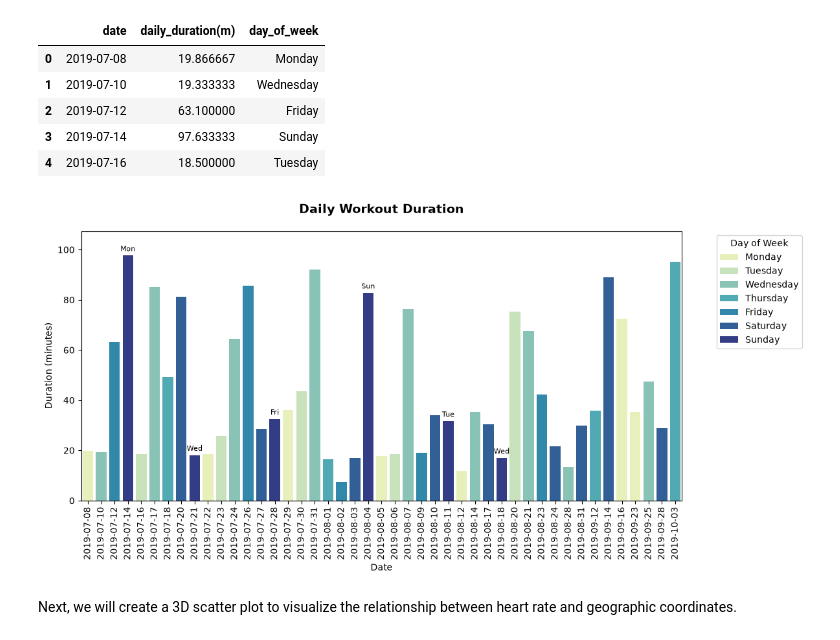
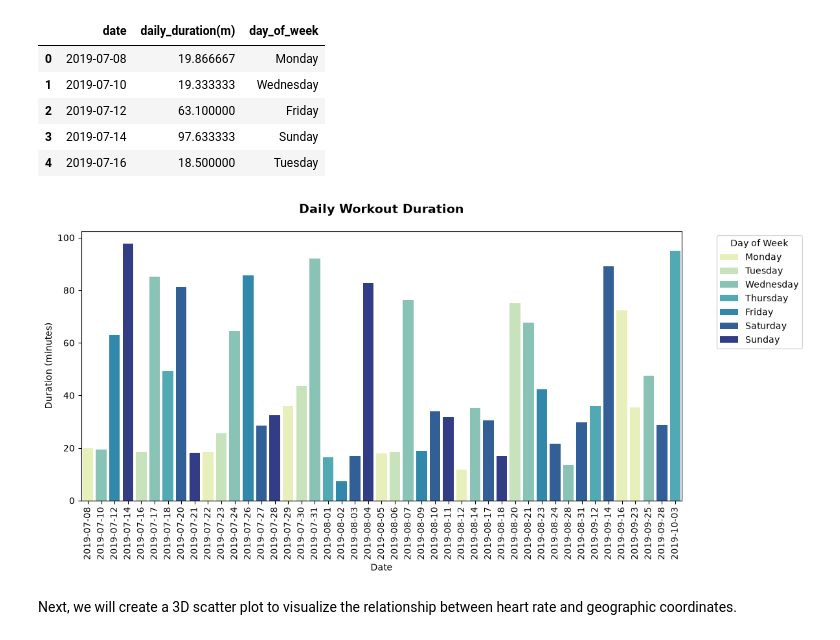
Before and after one commit to vandao288/strava_data_report, a Jupyter notebook: strava.ipynb, the cells around one changed output. Cells and saved outputs as stored; diff of their text form; code cells hidden in the pictures.

```diff
--- a/strava.ipynb
+++ b/strava.ipynb
@@ -700,37 +700,25 @@ duration_df.head()
 | 4 | 2019-07-16 | 18.500000 | Tuesday |
 # %%
 plt.figure(figsize=(12, 6))
-ax = sns.barplot(
+sns.barplot(
     data=duration_df,
     x='date',
     y='daily_duration(m)',
     hue='day_of_week',
     hue_order = day_order,
     palette='YlGnBu'
-)
-
-duration_df['day_abbr'] = duration_df['day_of_week'].str[:3]
-
-for container in ax.containers:
-    labels = [f'{label}' if height > 0 else '' for label, height in zip(duration_df['day_abbr'], container.datavalues)]
-
-ax.bar_label(
-    container,
-    labels = labels,
-    padding = 3,
-    fontsize = 8
 )
 
 ax.set_ylim(0, duration_df['daily_duration(m)'].max() * 1.1)  # add some space above the tallest bar
 
 plt.title('Daily Workout Duration', fontsize=14, fontweight='bold', pad=20)
 plt.xlabel('Date')
 plt.ylabel('Duration (minutes)')
 plt.xticks(rotation=90)
 plt.legend(title='Day of Week', bbox_to_anchor=(1.05, 1), loc='upper left')
 plt.tight_layout()
 plt.show()
 # %% [output]
-[figure, old version]
+[figure, new version]
 # %% [markdown]
 Next, we will create a 3D scatter plot to visualize the relationship between heart rate and geographic coordinates.
```
Also changed, not shown: parts of 8 cells of this notebook.
